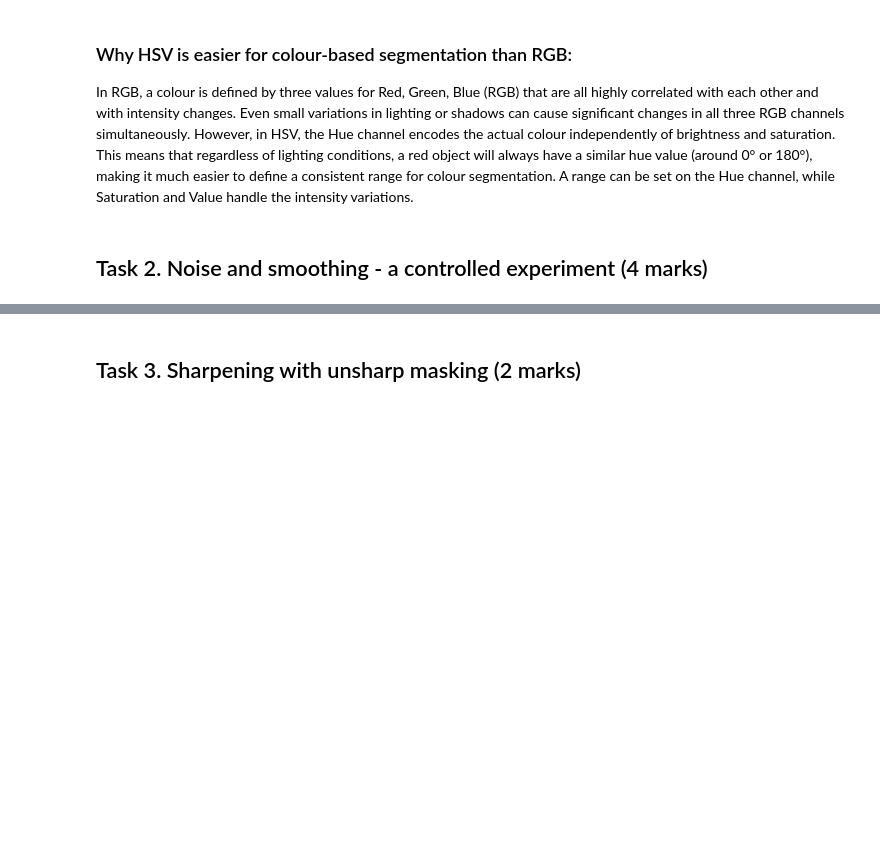
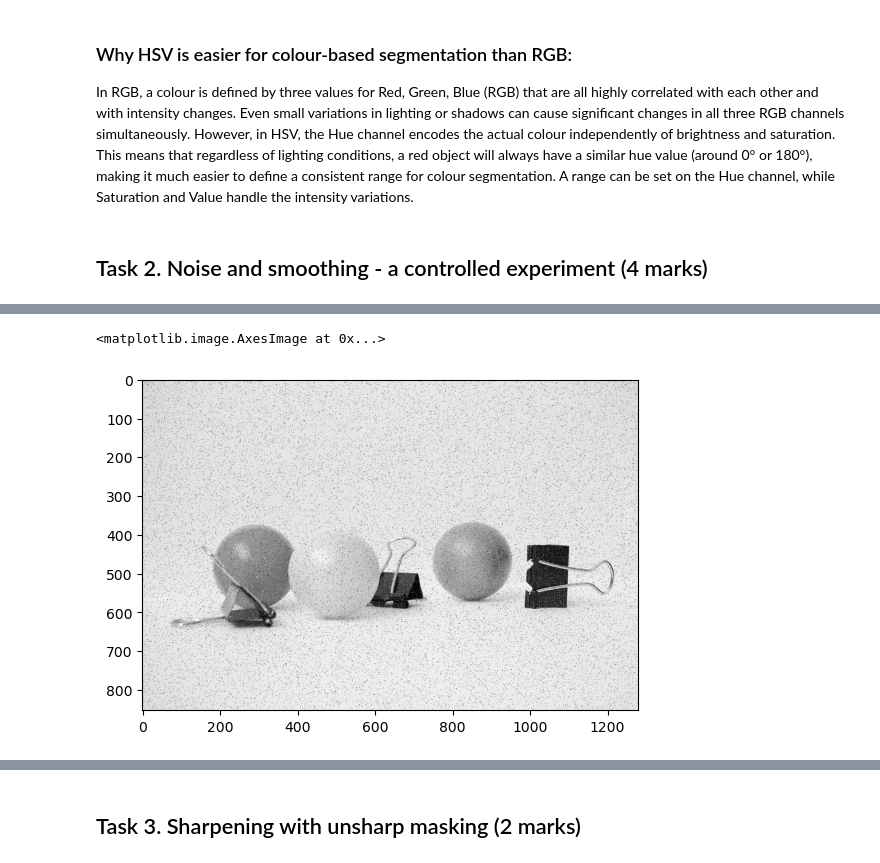
Before and after one commit to kcbesa/cv_practical_work, a Jupyter notebook: Practical_1.ipynb, the cells around one changed output, grey strips where cells are left out. Saved outputs shown, nothing was run; the diff lists cells and outputs as text; code cells hidden in the pictures; blank space fills up the shorter version.

```diff
--- a/Practical_1.ipynb
+++ b/Practical_1.ipynb
@@ -137,0 +157,22 @@ colourful_image_rgb = cv2.cvtColor(colourful_image, cv2.COLOR_BGR2RGB)
+# %%
+#########################################################################
+# IMAGE WITH SALT-AND-PAPER NOISE
+#########################################################################
+# Copy image
+sp_noisy_gray_image = gray_image.copy()
+
+# Number of pixels to alter
+num_pixels = int(0.05 * gray_image.size)
+
+# Random coordinates
+coords = [np.random.randint(0, i-1, num_pixels) for i in gray_image.shape]
+
+# Set half to 0 (pepper), half to 255 (salt)
+sp_noisy_gray_image[coords[0][:num_pixels//2], coords[1][:num_pixels//2]] = 0
+sp_noisy_gray_image[coords[0][num_pixels//2:], coords[1][num_pixels//2:]] = 255
+#sp_noisy_gray_image = sp_noisy_gray_image.astype(np.uint8)
+
+plt.imshow(sp_noisy_gray_image, cmap='gray')
+# %% [output]
+<matplotlib.image.AxesImage at 0x...>
+[figure, added]
```
Also changed, not shown: parts of 7 cells of this notebook.
